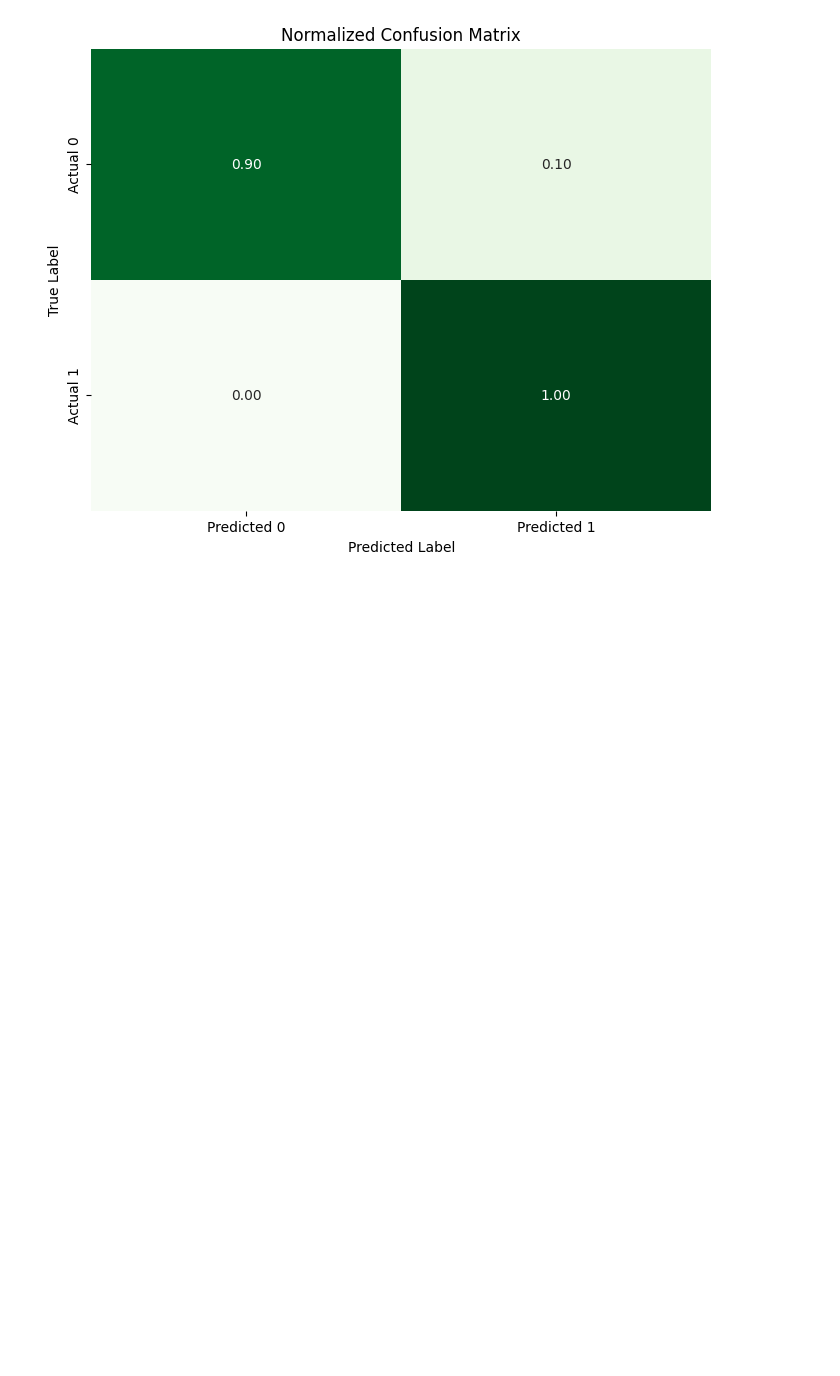
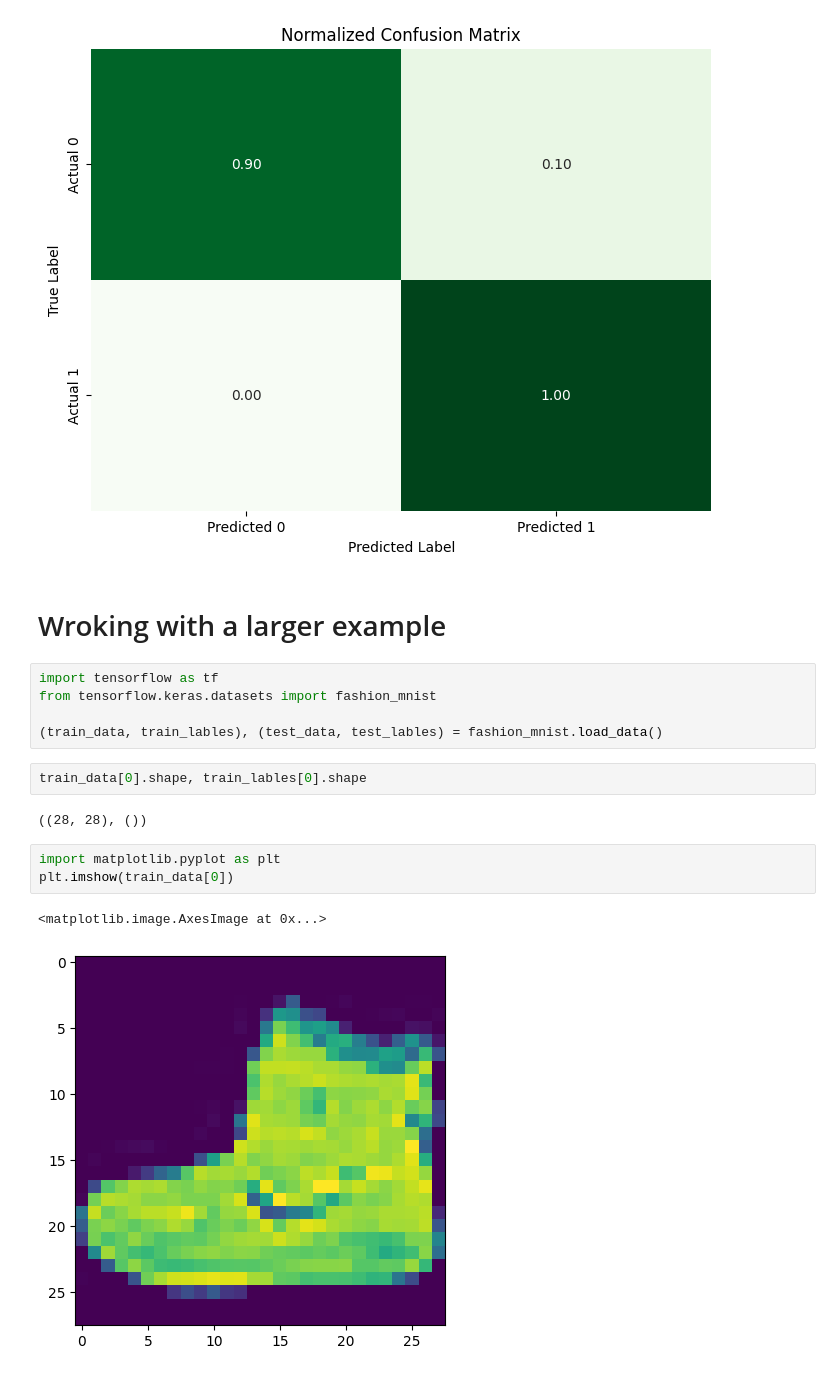
Before and after one commit to Sayantan615/Practice-Code, a Jupyter notebook: Tensorflow Labs/tensorflow_classification.ipynb, the cells around one changed output. Drawn from its saved outputs; the diff is of its cells as text; blank space fills up the shorter version.

Commit message:
Created using Colab working with a larger model 02:45:00

```diff
--- a/Tensorflow Labs/tensorflow_classification.ipynb
+++ b/Tensorflow Labs/tensorflow_classification.ipynb
@@ -592,3 +592,20 @@ plt.show()
 # %% [output]
 8/8 ━━━━━━━━━━━━━━━━━━━━ 0s 10ms/step
 [figure]
+# %% [markdown]
+# Wroking with a larger example
+# %%
+import tensorflow as tf
+from tensorflow.keras.datasets import fashion_mnist
+
+(train_data, train_lables), (test_data, test_lables) = fashion_mnist.load_data()
+# %%
+train_data[0].shape, train_lables[0].shape
+# %% [output]
+((28, 28), ())
+# %%
+import matplotlib.pyplot as plt
+plt.imshow(train_data[0])
+# %% [output]
+<matplotlib.image.AxesImage at 0x...>
+[figure, added]
```
Also changed, not shown: parts of 6 cells of this notebook.
